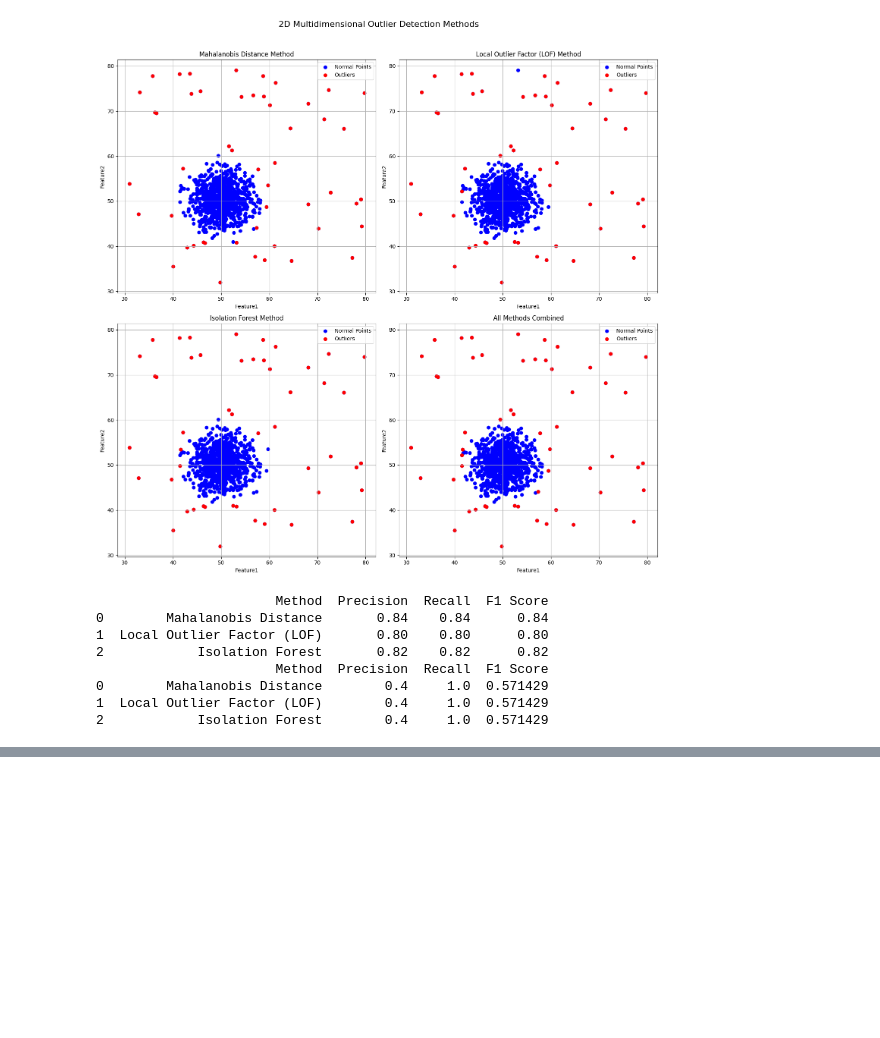
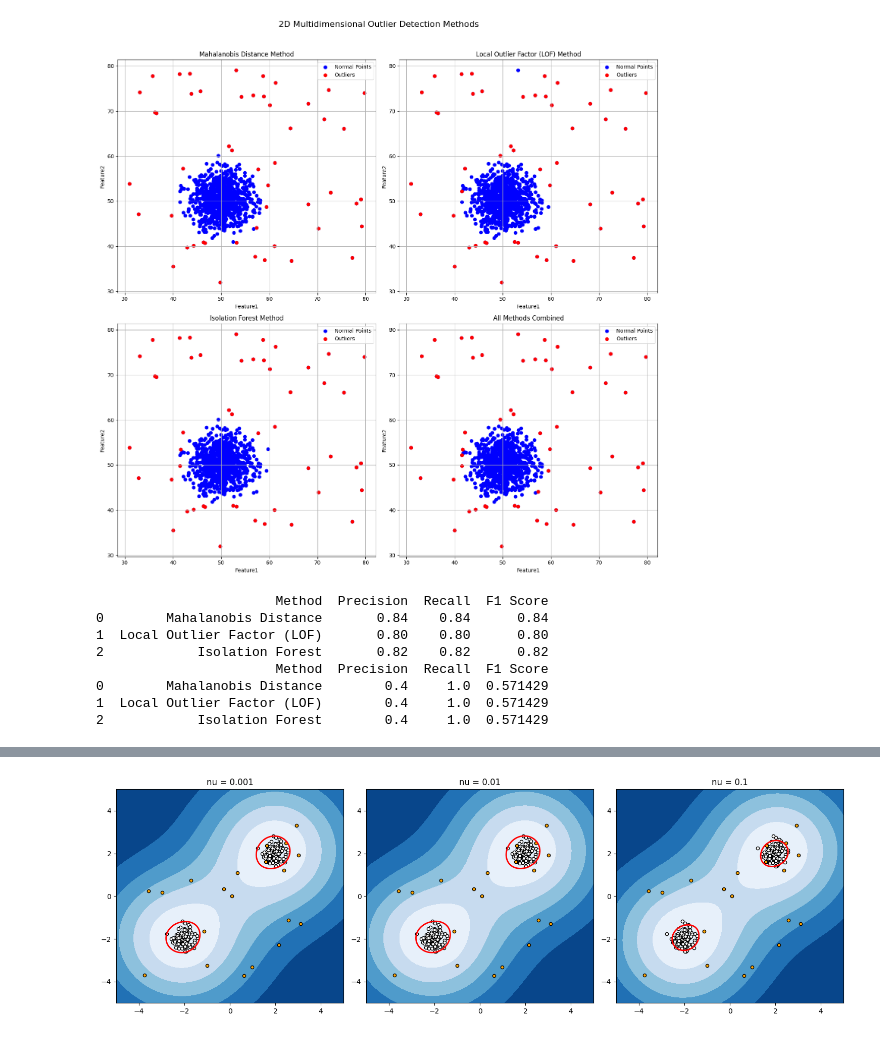
Before and after one commit to rawatpranjal/machine-learning, a Jupyter notebook: ml/outliers.ipynb, the cells around one changed output, grey strips where cells are left out. Drawn from its saved outputs; the diff is of its cells as text; code cells hidden in the pictures; blank space fills up the shorter version.

```diff
--- a/ml/outliers.ipynb
+++ b/ml/outliers.ipynb
@@ -547,0 +587,32 @@ print(validation_df_highdim)
+# %%
+import numpy as np
+import matplotlib.pyplot as plt
+from sklearn.svm import OneClassSVM
+
+np.random.seed(42)
+X_train = 0.3 * np.random.randn(100, 2)
+X_train = np.r_[X_train + 2, X_train - 2]
+X_outliers = np.random.uniform(low=-4, high=4, size=(20, 2))
+
+fig, axes = plt.subplots(1, 3, figsize=(15, 5))
+
+parameters = [0.001, 0.01, 0.1]
+
+for ax, nu in zip(axes, parameters):
+    clf = OneClassSVM(kernel="rbf", gamma=0.1, nu=nu)
+    clf.fit(X_train)
+    xx, yy = np.meshgrid(np.linspace(-5, 5, 500), np.linspace(-5, 5, 500))
+    Z = clf.decision_function(np.c_[xx.ravel(), yy.ravel()])
+    Z = Z.reshape(xx.shape)
+    ax.contourf(xx, yy, Z, levels=np.linspace(Z.min(), Z.max(), 7), cmap=plt.cm.Blues_r)
+    ax.contour(xx, yy, Z, levels=[0], linewidths=2, colors='red')
+    ax.scatter(X_train[:, 0], X_train[:, 1], c='white', s=20, edgecolor='k')
+    ax.scatter(X_outliers[:, 0], X_outliers[:, 1], c='orange', s=20, edgecolor='k')
+    ax.set_title(f"nu = {nu}")
+    ax.set_xlim((-5, 5))
+    ax.set_ylim((-5, 5))
+
+plt.tight_layout()
+plt.show()
+# %% [output]
+[figure, added]
```
Also changed, not shown: parts of 2 cells of this notebook, 10 other files.
